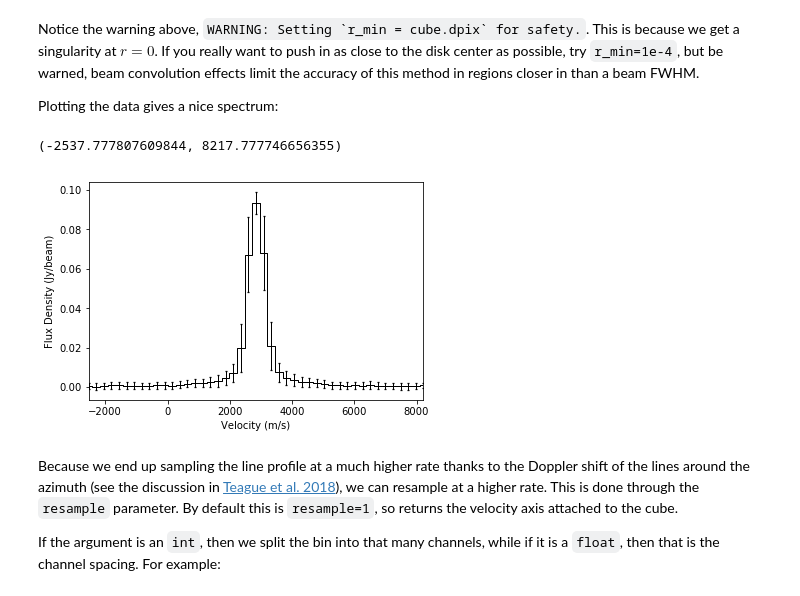
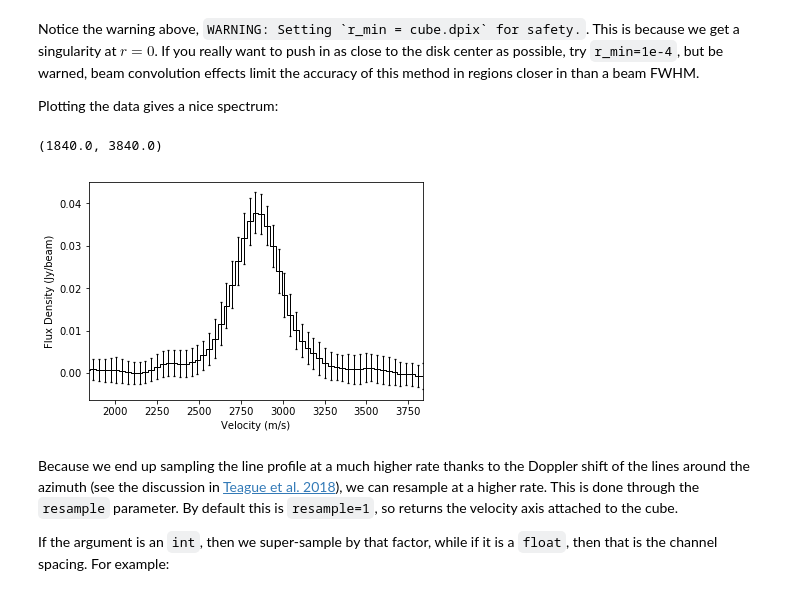
Before and after one commit to richteague/gofish, a Jupyter notebook: docs/user/fishing_basics.ipynb, the cells around one changed output. Cells and saved outputs as stored; diff of their text form; code cells hidden in the pictures.

```diff
--- a/docs/user/fishing_basics.ipynb
+++ b/docs/user/fishing_basics.ipynb
@@ -18,7 +16,7 @@ import numpy as np
 import matplotlib.pyplot as plt
 from gofish import imagecube
 # %%
-cube = imagecube('/Users/rteague/Projects/TWHya_Kinematics/Data/ALMA/Huang/dataverse_TWHya_CO_cube.fits', clip=5.0)
+cube = imagecube('TWHya_CS_32.fits', clip=3.0)
 # %% [markdown]
 You can use the `clip` argument here to trim down your image cube to a field of view which may speed up calculations.
 
@@ -106,7 +104,7 @@ where we are expected to know $M_{\rm star}$ ($0.88~M_{\rm sun}$ for TW Hya), an
 
 To apply this we use the `averaged_spectrum` function, which is provided the geometrical properties of the disk to calculate $v_0$, before applying these shifts to concentric annuli of the data before combining them, weighted by the area of each annulus. We must also tell it what radial range to consider through the `r_min` and `r_max` parameters, both given in arcseconds.
 # %%
-x, y, dy = cube.average_spectrum(r_min=0.0, r_max=1.0, inc=5.0, PA=152., mstar=0.88, dist=59.5, dr_bin=0.1)
+x, y, dy = cube.average_spectrum(r_min=0.0, r_max=1.0, inc=5.0, PA=152., mstar=0.88, dist=59.5)
 # %% [output]
 WARNING: Setting `r_min = cube.dpix` for safety.
 # %% [markdown]
@@ -116,14 +114,14 @@ Plotting the data gives a nice spectrum:
 # %%
 fig, ax = plt.subplots()
 ax.errorbar(x, y, dy, fmt=' ', capsize=1.25, capthick=1.25, color='k', lw=1.0)
 ax.step(x, y, where='mid', color='k', lw=1.0)
 ax.set_xlabel('Velocity (m/s)')
 ax.set_ylabel('Flux Density (Jy/beam)')
-ax.set_xlim(x[0], x[-1])
+ax.set_xlim(1.84e3, 3.84e3)
 # %% [output]
-(-2537.777807609844, 8217.777746656355)
+(1840.0, 3840.0)
-[figure, old version]
+[figure, new version]
 # %% [markdown]
 Because we end up sampling the line profile at a much higher rate thanks to the Doppler shift of the lines around the azimuth (see the discussion in [Teague et al. 2018](https://ui.adsabs.harvard.edu/abs/2018ApJ...868..113T/)), we can resample at a higher rate. This is done through the `resample` parameter. By default this is `resample=1`, so returns the velocity axis attached to the cube.
 
-If the argument is an `int`, then we split the bin into that many channels, while if it is a `float`, then that is the channel spacing. For example:
+If the argument is an `int`, then we super-sample by that factor, while if it is a `float`, then that is the channel spacing. For example:
```
Also changed, not shown: parts of 10 cells of this notebook, 4 other files.
